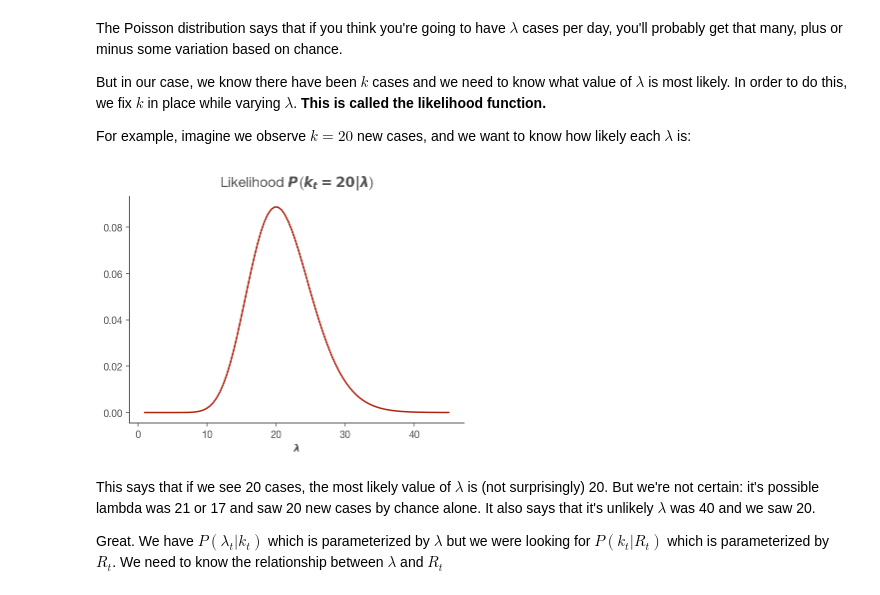
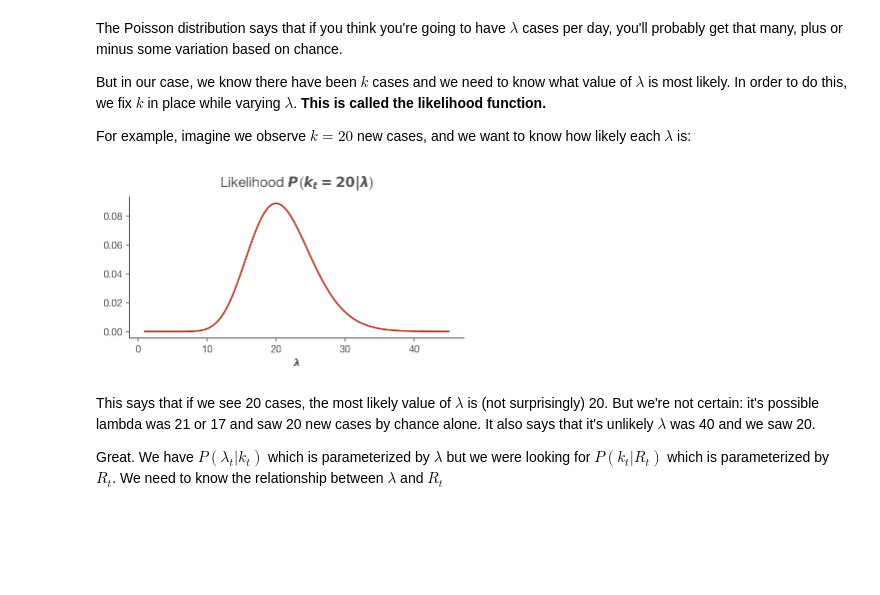
Before and after one commit to rsribeiro/covid-19, a Jupyter notebook: Realtime R0.ipynb, the cells around one changed output. Drawn from its saved outputs; the diff is of its cells as text; code cells hidden in the pictures; blank space fills up the shorter version.

```diff
--- a/Realtime R0.ipynb
+++ b/Realtime R0.ipynb
@@ -109,15 +108,15 @@ For example, imagine we observe $k=20$ new cases, and we want to know how likely
 # %%
 k = 20
 
 lam = np.linspace(1, 45, 90)
 
 likelihood = pd.Series(data=sps.poisson.pmf(k, lam),
                        index=pd.Index(lam, name='$\lambda$'),
                        name='lambda')
 
-likelihood.plot(title=r'Likelihood $P\left(k_t=20|\lambda\right)$');
+likelihood.plot(title=r'Likelihood $P\left(k_t=20|\lambda\right)$', figsize=(6,2.5));
 # %% [output]
-[figure, old version]
+[figure, new version]
 # %% [markdown]
 This says that if we see 20 cases, the most likely value of $\lambda$ is (not surprisingly) 20. But we're not certain: it's possible lambda was 21 or 17 and saw 20 new cases by chance alone. It also says that it's unlikely $\lambda$ was 40 and we saw 20.
 
```
Also changed, not shown: parts of 20 cells of this notebook.
